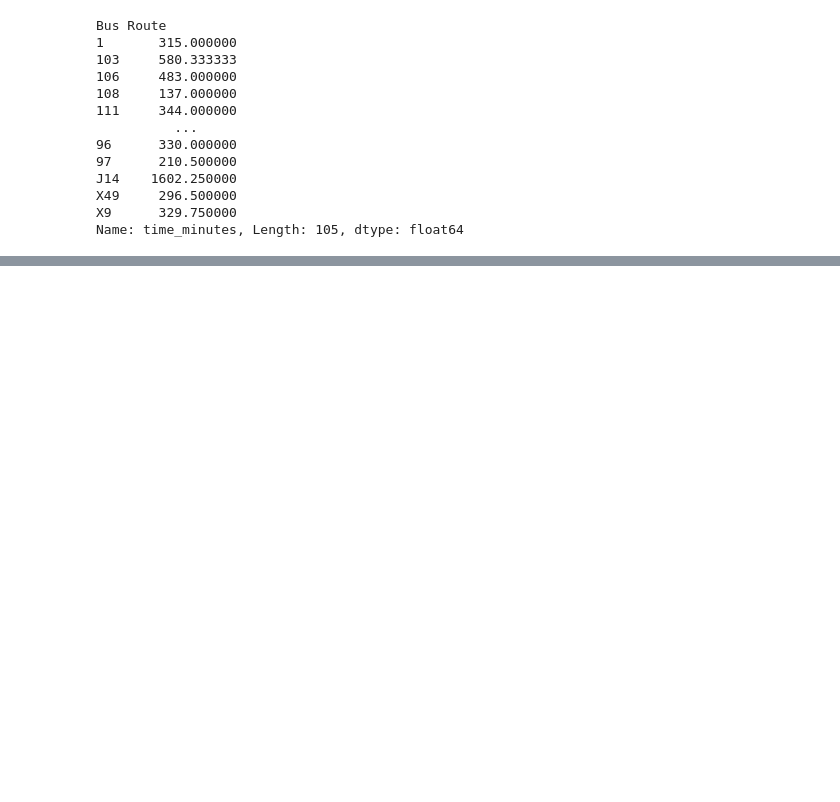
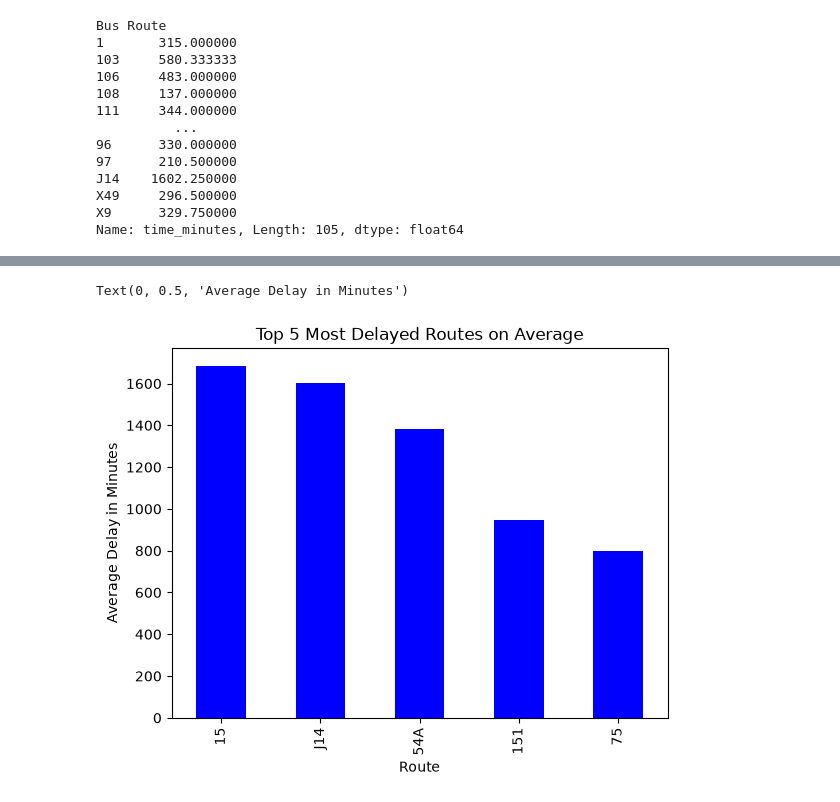
Before and after one commit to UCOpenData/cta_delays, a Jupyter notebook: code-for-project/CTA_Average_Bus_Delays.ipynb, the cells around one changed output, grey strips where cells are left out. Cells and saved outputs as stored; diff of their text form; code cells hidden in the pictures; blank space fills up the shorter version.

Commit message:
Add files via upload
V2 of Average Delays analysis

```diff
--- a/code-for-project/CTA_Average_Bus_Delays.ipynb
+++ b/code-for-project/CTA_Average_Bus_Delays.ipynb
@@ -77,0 +100,10 @@ Name: time_minutes, Length: 105, dtype: float64
+# %%
+avg_delay_top5 = avg_delay.sort_values(ascending = False).head(5)
+
+avg_graph = avg_delay_top5.plot(kind="bar",x="Bus Route",y="time_minutes", color = "blue")
+avg_graph.set_title("Top 5 Most Delayed Routes on Average")
+avg_graph.set_xlabel("Route")
+avg_graph.set_ylabel("Average Delay in Minutes")
+# %% [output]
+Text(0, 0.5, 'Average Delay in Minutes')
+[figure, added]
```
Also changed, not shown: parts of 3 cells of this notebook.
